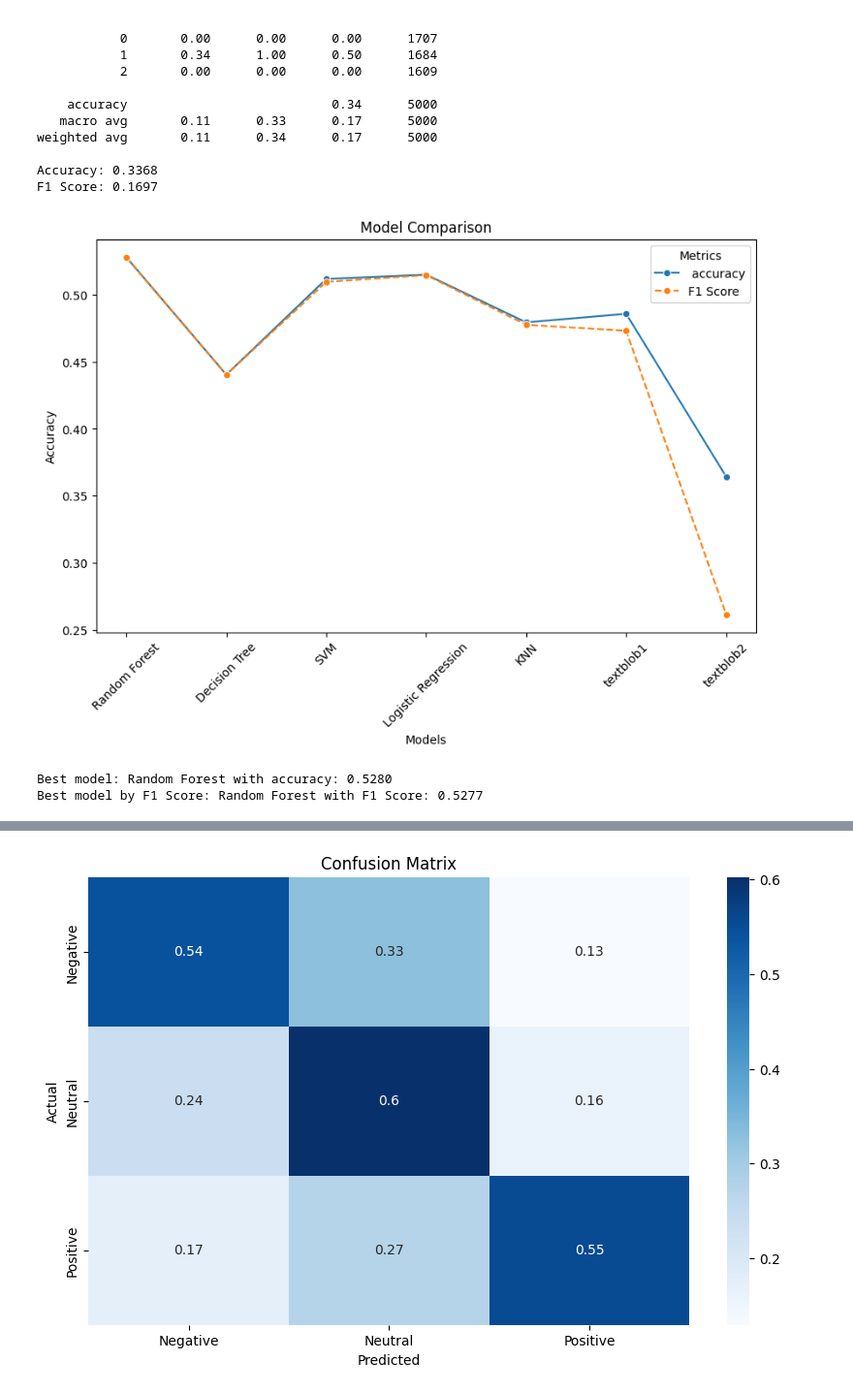
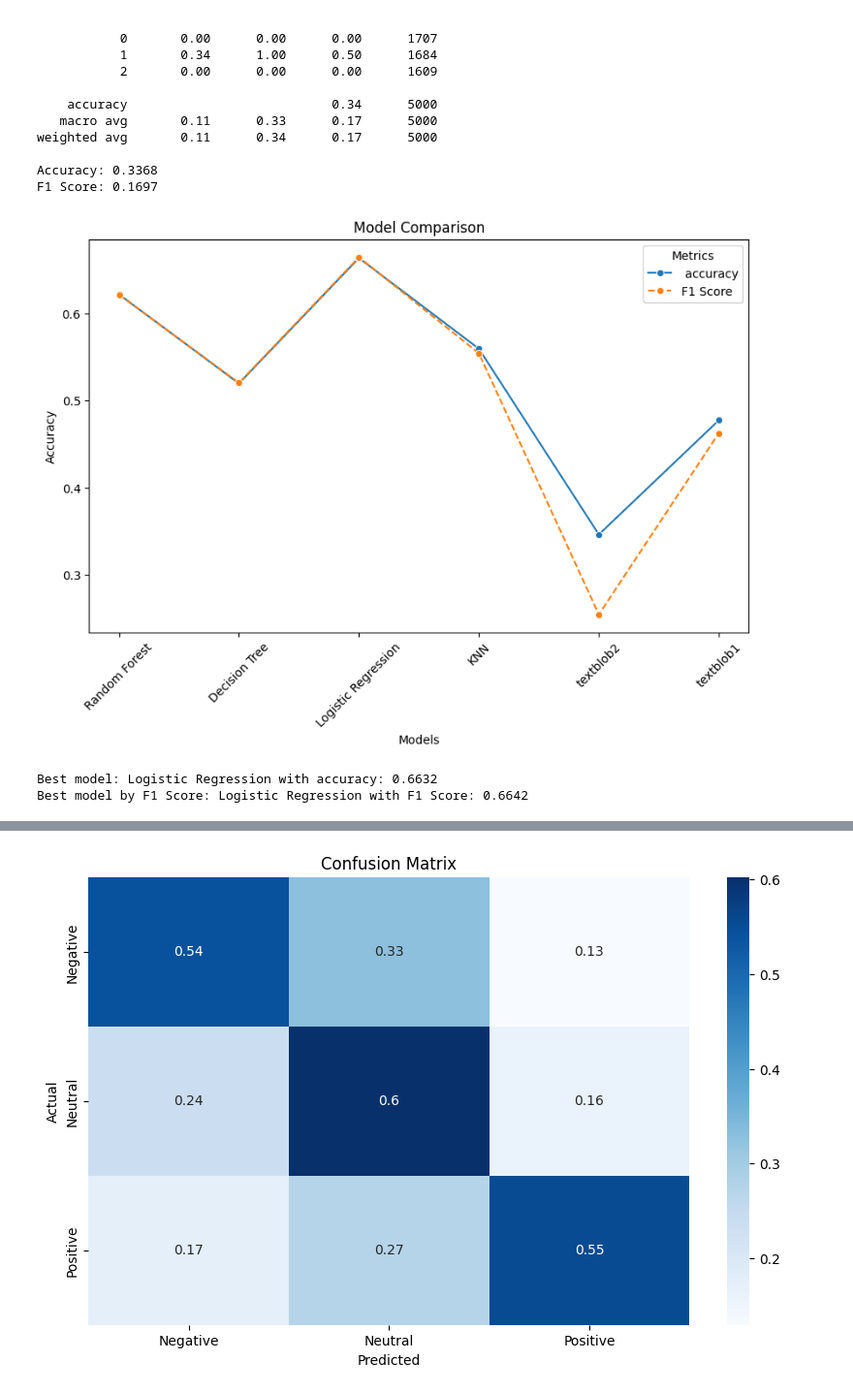
Before and after one commit to Carla-FL/Projet-RNCP, a Jupyter notebook: notebooks/3_SentimentAnalysis.ipynb, the cells around one changed output, grey strips where cells are left out. Shown at 97% size. Drawn from its saved outputs; the diff is of its cells as text; code cells hidden in the pictures.

```diff
--- a/notebooks/3_SentimentAnalysis.ipynb
+++ b/notebooks/3_SentimentAnalysis.ipynb
@@ -745,3 +874,8 @@ df_yt.head()
 # # ajouter une colonne avec le texte vectoriser
 # df_fr['vector'] = df_fr['comment_clean_lem'].apply(lambda x: model_w2v.wv[simple_preprocess(x)] if pd.notnull(x) else None)
 # df_fr.head(10)
+# %%
+
+label_encoder = LabelEncoder()
+y = label_encoder.fit_transform(df_yt_trad['Sentiment'].values)
+# label_encoder.classes_
@@ -747,0 +894,5 @@ df_yt.head()
+# %%
+# Séparation des données en ensembles d'entraînement et de test
+x_knn = np.array(df_yt_trad['w2vec_vector'].tolist())
+x = np.array(df_yt_trad['tfidf_vector'].tolist())
+# w = np.array(df_yt_trad['text_fr'].tolist())
@@ -748 +901,3 @@ df_yt.head()
+# %%
+w = np.array(df_yt_trad['text_fr'].tolist())
 # %%
@@ -814,7 +925,7 @@ rf= RandomForestClassifier(n_estimators=100, random_state=42)
 # entraienellement du modèle arbre de décision
 dt = DecisionTreeClassifier(random_state=42)
 # entraienellement du modèle SVM
-svm = SVC(kernel='linear', random_state=42)
+# svm = SVC(kernel='linear', random_state=42)
 # entraienellement du modèle régression logistique
 lr = LogisticRegression(max_iter=1000, random_state=42)
 # entraienellement du modèle KNN
@@ -850,18 +961,18 @@ fscore_dt = f1_score(y_test, y_pred_dt, average='weighted')
 fscores.append(fscore_dt)
 print("F1 Score:", fscore_dt)
 
-print("Entraînement du modèle SVM...")
-svm.fit(x_train, y_train)
-# Prédictions sur l'ensemble de test
-y_pred_svm = svm.predict(x_test)
-# Évaluation du modèle
-print(f"Classification Report\n:{classification_report(y_test, y_pred_svm)}")
-acc_svm = accuracy_score(y_test, y_pred_svm)
-accuracy.append(acc_svm)
-print("Accuracy:", acc_svm)
-fscore_svm = f1_score(y_test, y_pred_svm, average='weighted')
-fscores.append(fscore_svm)
-print("F1 Score:", fscore_svm)
+# print("Entraînement du modèle SVM...")
+# svm.fit(x_train, y_train)
+# # Prédictions sur l'ensemble de test
+# y_pred_svm = svm.predict(x_test)
+# # Évaluation du modèle
+# print(f"Classification Report\n:{classification_report(y_test, y_pred_svm)}")
+# acc_svm = accuracy_score(y_test, y_pred_svm)
+# accuracy.append(acc_svm)
+# print("Accuracy:", acc_svm)
+# fscore_svm = f1_score(y_test, y_pred_svm, average='weighted')
+# fscores.append(fscore_svm)
+# print("F1 Score:", fscore_svm)
 
 print("Entraînement du modèle Regression logistique...")
 lr.fit(x_train, y_train)
@@ -1262,28 +1299,28 @@ F1 Score: 0.1697
 # %%
 # Visualisation des résultats
 import matplotlib.pyplot as plt
 import seaborn as sns
 
 models = {
     "Random Forest": rf,
     "Decision Tree": dt,
-    "SVM": svm,
+    # "SVM": svm,
     "Logistic Regression": lr,
     "KNN": knn,
-    "textblob1": Blobber,
-    "textblob2": TextBlob
+    "textblob2": TextBlob,
+    "textblob1": Blobber
 }
 
 # Visualisation des résultats
 plt.figure(figsize=(10, 6))
 # sns.barplot(x=list(models.keys()), y=accuracy)
 sns.lineplot(x=list(models.keys()), y=accuracy, marker='o',label=' accuracy')
 sns.lineplot(x=list(models.keys()), y=fscores, marker='o', linestyle='--', label='F1 Score')
 plt.legend(title='Metrics')
 plt.xlabel('Models')
 plt.ylabel('Accuracy')
 plt.title('Model Comparison')
 plt.xticks(rotation=45)
 plt.show()
 # %% [output]
-[figure, old version]
+[figure, new version]
@@ -1312,9 +1337,11 @@ best_fscore = fscores[best_fscore_index]
 print(f"Best model by F1 Score: {best_fscore_name} with F1 Score: {best_fscore:.4f}")
 
 # save the model
-import pickle
-with open("../src/utils/bestmodel.pkl", "wb") as f:
-    pickle.dump(rf, f)
+# import pickle
+# with open("../src/utils/bestmodel.pkl", "wb") as f:
+#     pickle.dump(rf, f)
+
+
 # import joblib
 # joblib.dump(rf, '../src/utils/bestmodel.pkl')
 # # save the label encoder
@@ -1324,8 +1351,8 @@ with open("../src/utils/bestmodel.pkl", "wb") as f:
 # # save the word2vec model
 # joblib.dump(model_w2v, 'word2vec_model.pkl')
 # %% [output]
-Best model: Random Forest with accuracy: 0.5280
-Best model by F1 Score: Random Forest with F1 Score: 0.5277
+Best model: Logistic Regression with accuracy: 0.6632
+Best model by F1 Score: Logistic Regression with F1 Score: 0.6642
 # %%
 # Matrice de confusion
 import seaborn as sns
```
Also changed, not shown: parts of 44 cells of this notebook, 4 other files.
